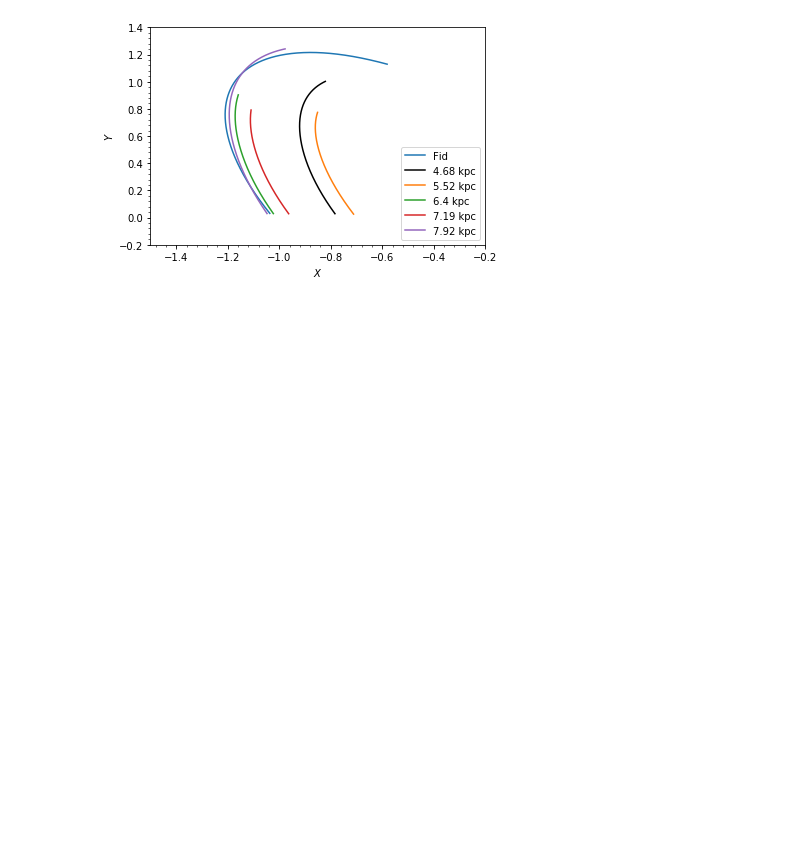
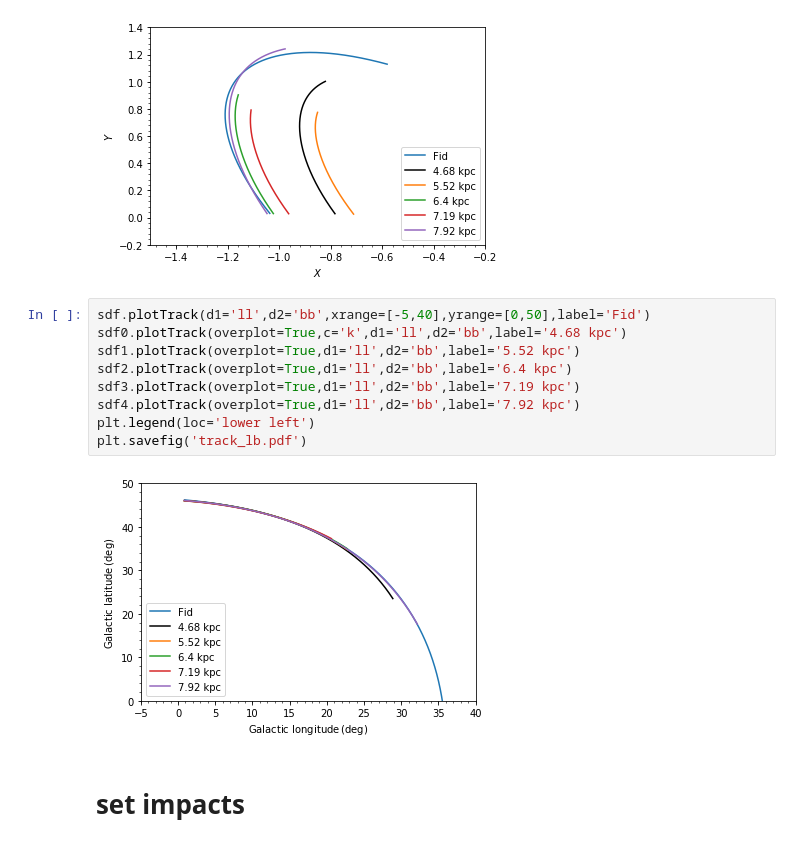
Before and after one commit to nbanik/Baryonic-effects-on-Pal5, a Jupyter notebook: orbitfit_Pal5.ipynb, the cells around one changed output. Saved outputs shown, nothing was run; the diff lists cells and outputs as text; blank space fills up the shorter version.

Commit message:
test track

```diff
--- a/orbitfit_Pal5.ipynb
+++ b/orbitfit_Pal5.ipynb
@@ -273,3 +296,16 @@ plt.legend(loc='lower right')
 plt.savefig('track_xy.pdf')
 # %% [output]
 [figure]
+# %%
+sdf.plotTrack(d1='ll',d2='bb',xrange=[-5,40],yrange=[0,50],label='Fid')
+sdf0.plotTrack(overplot=True,c='k',d1='ll',d2='bb',label='4.68 kpc')
+sdf1.plotTrack(overplot=True,d1='ll',d2='bb',label='5.52 kpc')
+sdf2.plotTrack(overplot=True,d1='ll',d2='bb',label='6.4 kpc')
+sdf3.plotTrack(overplot=True,d1='ll',d2='bb',label='7.19 kpc')
+sdf4.plotTrack(overplot=True,d1='ll',d2='bb',label='7.92 kpc')
+plt.legend(loc='lower left')
+plt.savefig('track_lb.pdf')
+# %% [output]
+[figure, added]
+# %% [markdown]
+# set impacts
```
Also changed, not shown: parts of 9 cells of this notebook.
